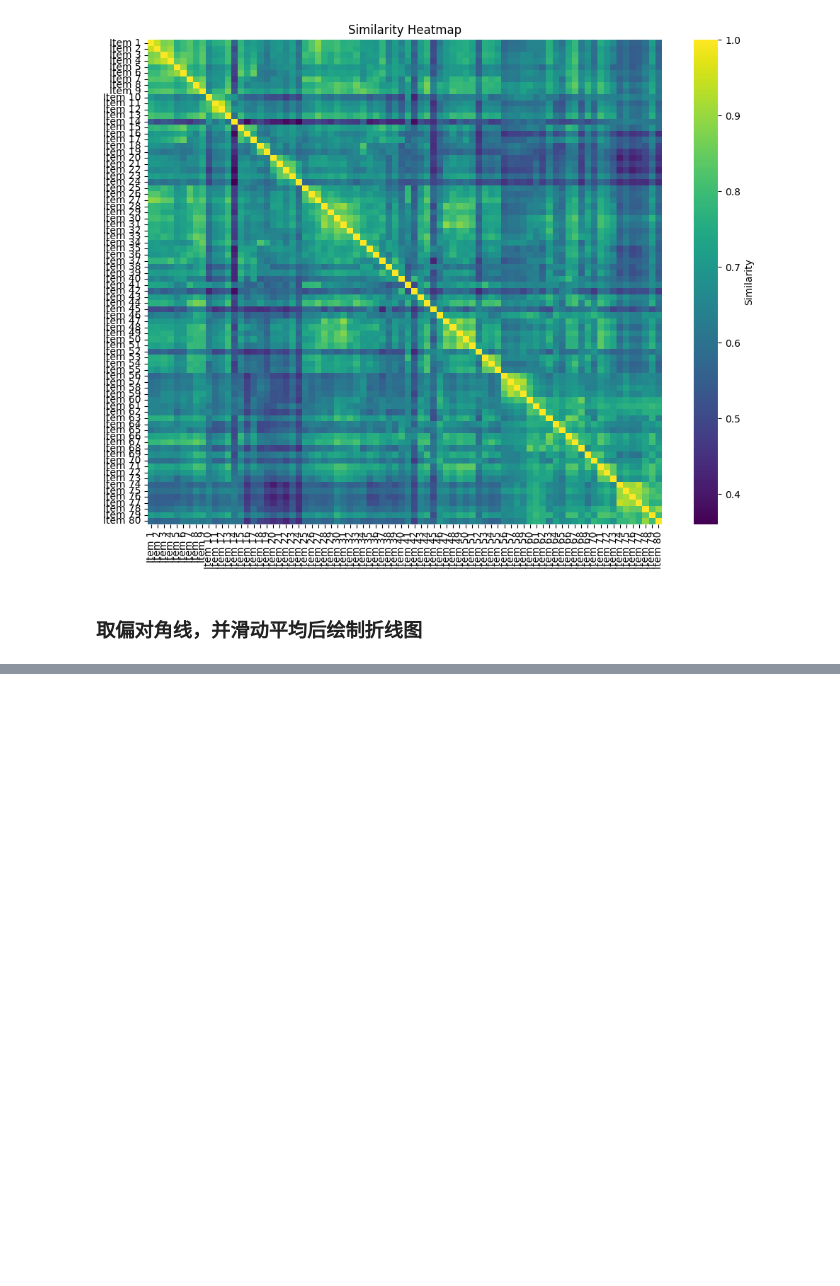
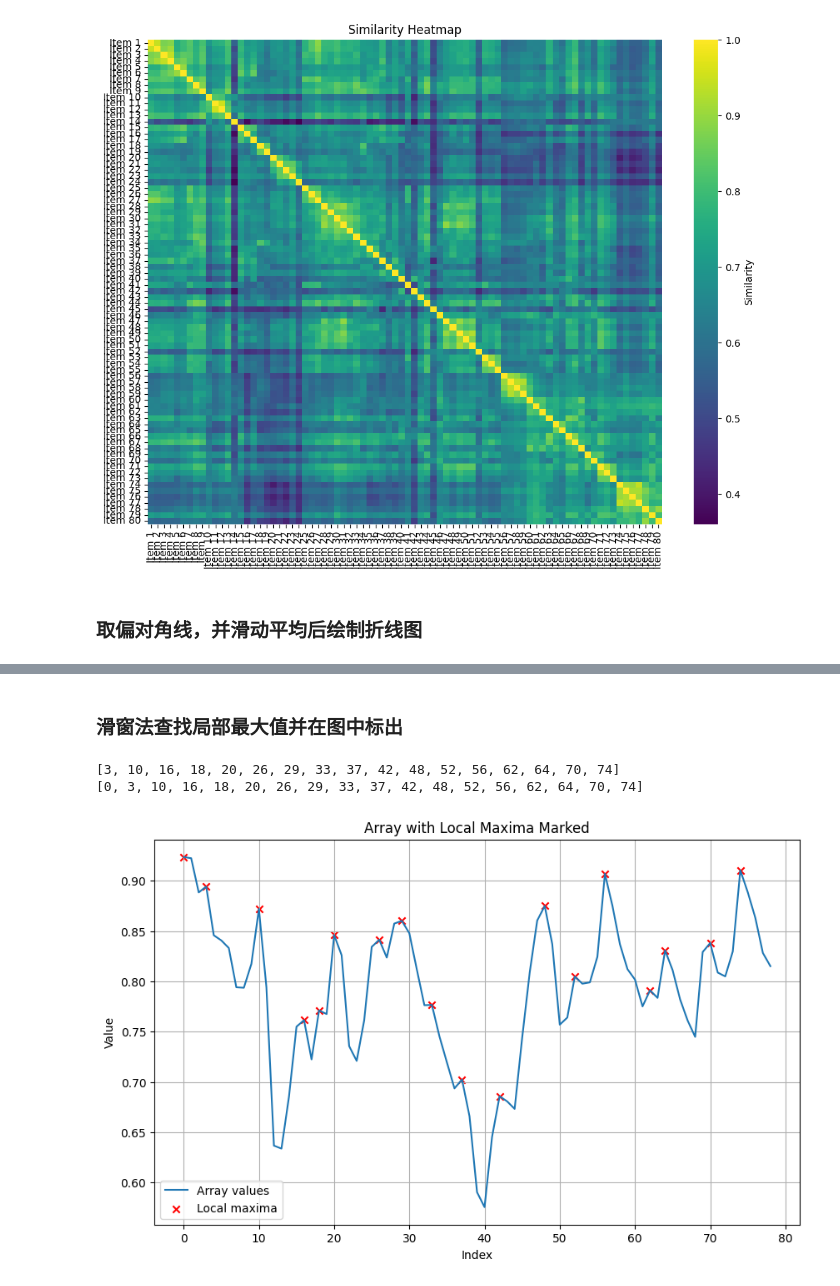
Before and after one commit to BlackieFC/MyCDM, a Jupyter notebook: process_pdf.ipynb, the cells around one changed output, grey strips where cells are left out. Cells and saved outputs as stored; diff of their text form; code cells hidden in the pictures; blank space fills up the shorter version.

```diff
--- a/process_pdf.ipynb
+++ b/process_pdf.ipynb
@@ -554,0 +557,71 @@ plot_1d_array(smoothed_data)
+# %% [markdown]
+### 滑窗法查找局部最大值并在图中标出
+# %%
+import numpy as np
+import matplotlib.pyplot as plt
+
+
+def find_local_maxima_with_window(arr, window_size):
+    n = len(arr)
+    local_maxima_indices = []
+
+    half_window = window_size // 2
+
+    for i in range(half_window, n - half_window):
+        window = arr[i - half_window:i + half_window + 1]
+        if arr[i] == np.max(window):
+            local_maxima_indices.append(i)
+
+    return local_maxima_indices
+
+
+def find_local_maxima_indices(arr, window_size):
+    n = len(arr)
+    local_maxima_indices = []
+
+    half_window = window_size // 2
+
+    # 数组最小值
+    min_val = np.min(arr)
+
+    # 左右填充，填充长度为half_window
+    padded_arr = np.pad(arr, half_window, mode='constant', constant_values=min_val)
+
+    for i in range(half_window, n + half_window):  # 注意范围是填充后的数组长度
+        window = padded_arr[i - half_window:i + half_window + 1]
+        if padded_arr[i] == np.max(window):
+            actual_index = i - half_window  # 转换为原数组中的索引
+            if 0 <= actual_index < n:
+                local_maxima_indices.append(actual_index)
+
+    return local_maxima_indices
+
+
+def plot_array_with_maxima(arr, maxima_indices):
+    plt.figure(figsize=(10, 6))
+    plt.plot(arr, label='Array values')
+    plt.scatter(maxima_indices, arr[maxima_indices], color='red', marker='x', label='Local maxima')
+    plt.legend()
+    plt.xlabel('Index')
+    plt.ylabel('Value')
+    plt.title('Array with Local Maxima Marked')
+    plt.grid(True)
+    plt.show()
+
+
+# 定义窗口大小
+window_size = 3
+
+# 查找局部极大值的索引
+maxima_indices = find_local_maxima_with_window(smoothed_data, window_size)
+print(maxima_indices)
+# 修正：添加边界padding
+maxima_indices = find_local_maxima_indices(smoothed_data, window_size)
+print(maxima_indices)
+
+# 绘制数组并标注局部极大值
+plot_array_with_maxima(smoothed_data, maxima_indices)
+# %% [output]
+[3, 10, 16, 18, 20, 26, 29, 33, 37, 42, 48, 52, 56, 62, 64, 70, 74]
+[0, 3, 10, 16, 18, 20, 26, 29, 33, 37, 42, 48, 52, 56, 62, 64, 70, 74]
+[figure, added]
```
Also changed, not shown: parts of 1 cell of this notebook.
